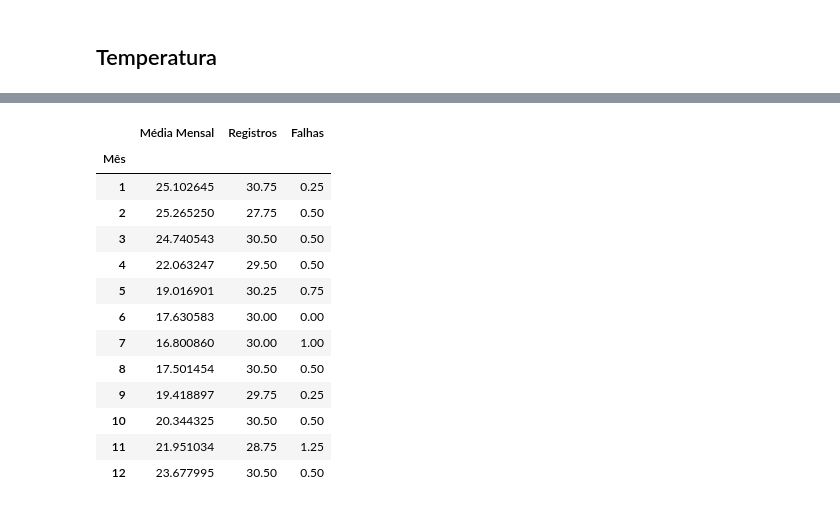
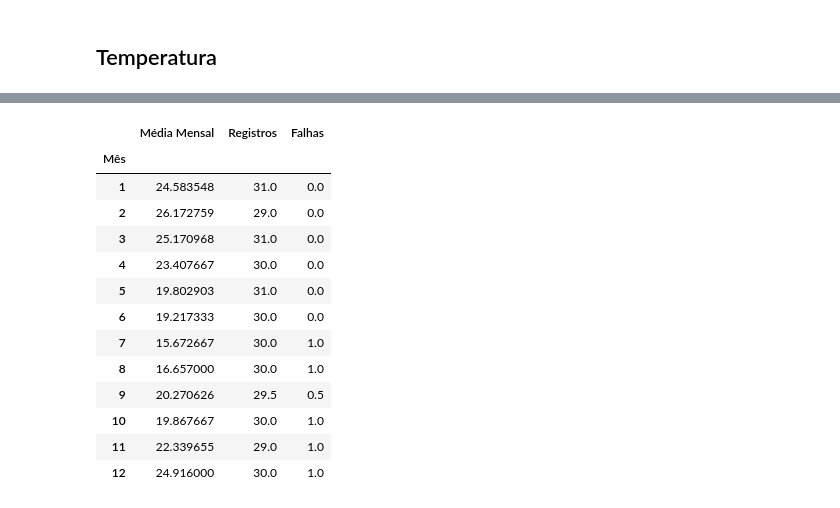
Before and after one commit to vitoria20241/LAUTEC, a Jupyter notebook: Notebooks/Normal_climatologica.ipynb, the cells around one changed output, grey strips where cells are left out. Cells and saved outputs as stored; diff of their text form; code cells hidden in the pictures.

```diff
--- a/Notebooks/Normal_climatologica.ipynb
+++ b/Notebooks/Normal_climatologica.ipynb
@@ -275,39 +105,39 @@ prec_max = precipitacao.groupby('Mês').max()
 # %%
 # Dados de entrada
 locale.setlocale(locale.LC_TIME, 'Portuguese_Brazil.1252') # Para reconhecer que as datas estão em português
-temp_min = pd.read_excel(pasta+'\\temp_min_mensal_ate_20_01_25.xls',
+temp_min_proj = pd.read_excel(pasta+'\\temp_min_mensal_ate_20_01_25.xls',
                          header=8,
                          usecols=[1,2,3,4],
                          index_col=1)
-temp_min.index =  pd.to_datetime(temp_min.index, format='%d/%m/%Y %H:%M')
+temp_min_proj.index =  pd.to_datetime(temp_min_proj.index, format='%d/%m/%Y %H:%M')
 
-temp_med = pd.read_excel(pasta+'\\temp_med_mensal_ate_20_01_25.xls',
+temp_med_proj = pd.read_excel(pasta+'\\temp_med_mensal_ate_20_01_25.xls',
                              header=8,
                              index_col=0)
-temp_med.index = pd.to_datetime(temp_med.index, format='%b %Y')
+temp_med_proj.index = pd.to_datetime(temp_med_proj.index, format='%b %Y')
 
-temp_max = pd.read_excel(pasta+'\\temp_max_mensal_ate_20_01_25.xls',
+temp_max_proj = pd.read_excel(pasta+'\\temp_max_mensal_ate_20_01_25.xls',
                          header=8,
                          usecols=[1,2,3,4],
                          index_col=1)
-temp_max.index =  pd.to_datetime(temp_max.index, format='%d/%m/%Y %H:%M')
+temp_max_proj.index =  pd.to_datetime(temp_max_proj.index, format='%d/%m/%Y %H:%M')
 # %%
-# Extrair dados de Jan/2021 a Dez/2024
-temp_min = temp_min.loc[(temp_min.index >= '2021-01-01')&(
-    temp_min.index <= '2024-12-31')]
-temp_med = temp_med.loc[(temp_med.index >= '2021-01-01')&(
-    temp_med.index <= '2024-12-31')]
-temp_max = temp_max.loc[(temp_max.index >= '2021-01-01')&(
-    temp_max.index <= '2024-12-31')]
+# Extrair dados de Set/2023 a Set/2024
+temp_min_proj = temp_min_proj.loc[(temp_min_proj.index >= '2023-09-01')&(
+    temp_min_proj.index <= '2024-09-30')]
+temp_med_proj = temp_med_proj.loc[(temp_med_proj.index >= '2023-09-01')&(
+    temp_med_proj.index <= '2024-09-30')]
+temp_max_proj = temp_max_proj.loc[(temp_max_proj.index >= '2023-09-01')&(
+    temp_max_proj.index <= '2024-09-30')]
 
 
 # Coluna com o mês
-temp_min['Mês'] = temp_min.index.month
-temp_med['Mês'] = temp_med.index.month
-temp_max['Mês'] = temp_max.index.month
+temp_min_proj['Mês'] = temp_min_proj.index.month
+temp_med_proj['Mês'] = temp_med_proj.index.month
+temp_max_proj['Mês'] = temp_max_proj.index.month
 # %%
 # Extrair valores mínimos, médios e máximos
-temp_min = temp_min.groupby('Mês').mean()
-temp_med = temp_med.groupby('Mês').mean()
-temp_max = temp_max.groupby('Mês').mean()
+temp_min_proj = temp_min_proj.groupby('Mês').mean()
+temp_med_proj = temp_med_proj.groupby('Mês').mean()
+temp_max_proj = temp_max_proj.groupby('Mês').mean()
 # %% [markdown]
@@ -447,18 +390,18 @@ temp_min
 # %%
-temp_med
+temp_med_proj
 # %% [output]
 |  | Média Mensal | Registros | Falhas |
 | Mês |  |  |  |
-| 1 | 25.102645 | 30.75 | 0.25 |
-| 2 | 25.265250 | 27.75 | 0.50 |
-| 3 | 24.740543 | 30.50 | 0.50 |
-| 4 | 22.063247 | 29.50 | 0.50 |
-| 5 | 19.016901 | 30.25 | 0.75 |
-| 6 | 17.630583 | 30.00 | 0.00 |
-| 7 | 16.800860 | 30.00 | 1.00 |
-| 8 | 17.501454 | 30.50 | 0.50 |
-| 9 | 19.418897 | 29.75 | 0.25 |
-| 10 | 20.344325 | 30.50 | 0.50 |
-| 11 | 21.951034 | 28.75 | 1.25 |
-| 12 | 23.677995 | 30.50 | 0.50 |
+| 1 | 24.583548 | 31.0 | 0.0 |
+| 2 | 26.172759 | 29.0 | 0.0 |
+| 3 | 25.170968 | 31.0 | 0.0 |
+| 4 | 23.407667 | 30.0 | 0.0 |
+| 5 | 19.802903 | 31.0 | 0.0 |
+| 6 | 19.217333 | 30.0 | 0.0 |
+| 7 | 15.672667 | 30.0 | 1.0 |
+| 8 | 16.657000 | 30.0 | 1.0 |
+| 9 | 20.270626 | 29.5 | 0.5 |
+| 10 | 19.867667 | 30.0 | 1.0 |
+| 11 | 22.339655 | 29.0 | 1.0 |
+| 12 | 24.916000 | 30.0 | 1.0 |
 # %%
```
Also changed, not shown: parts of 27 cells of this notebook.
